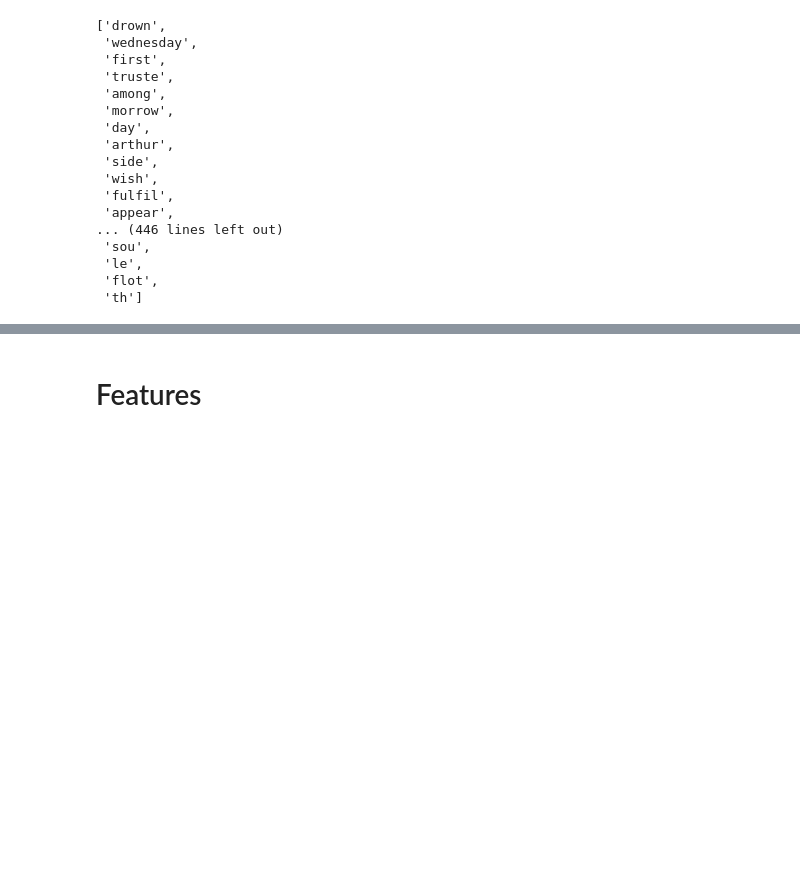
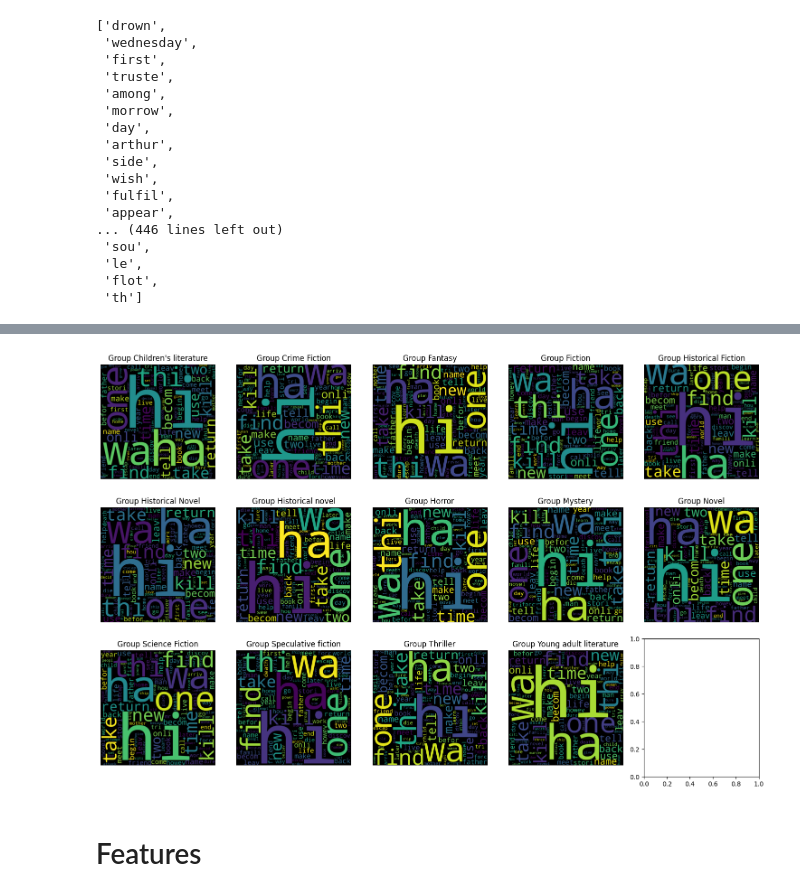
Before and after one commit to Lawrence4U/BookGenreDetector, a Jupyter notebook: src/bookGenreDetector.ipynb, the cells around one changed output, grey strips where cells are left out. Saved outputs shown, nothing was run; the diff lists cells and outputs as text; code cells hidden in the pictures; blank space fills up the shorter version.

```diff
--- a/src/bookGenreDetector.ipynb
+++ b/src/bookGenreDetector.ipynb
@@ -210,2 +237,21 @@ plot_most_frequent_words(' '.join(list(data_cc.summary)).split(' '), num_words=1
+# %%
+fig, axes = plt.subplots(3, 5, figsize=(15, 10))
+
+for (genre,grp),ax in zip(data_cc.groupby('genre'),axes.flatten()):
+    wc = wordcloud.WordCloud(
+        width=1000,
+        height=1000,
+        max_words=100,
+        collocations=False
+    ).generate(text=(' '.join(data_cc.summary)))
+    ax.imshow(wc)
+    ax.set_title(f'Group {genre}')
+    ax.axis("off");
+
+# Adjust layout
+plt.tight_layout()
+plt.show()
+# %% [output]
+[figure, added]
 # %% [markdown]
 # Features
```
Also changed, not shown: parts of 10 cells of this notebook.
